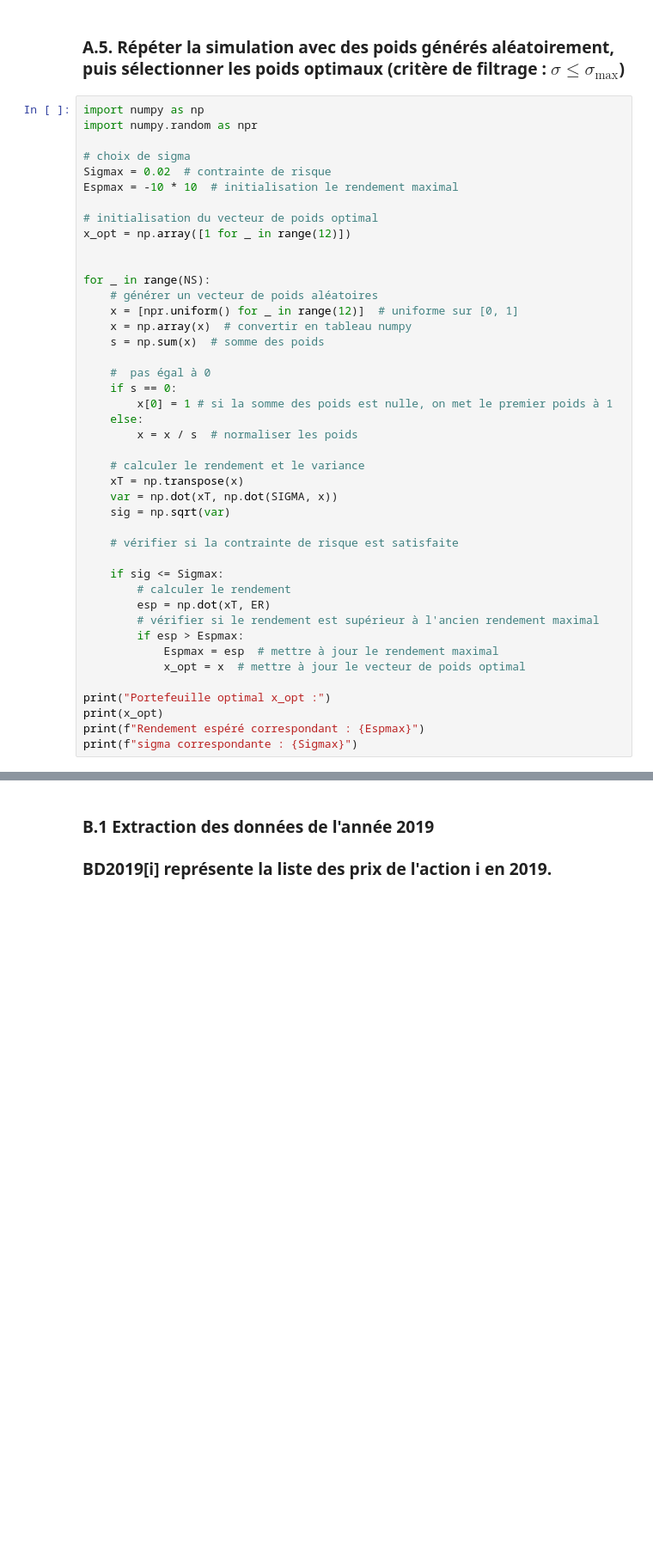
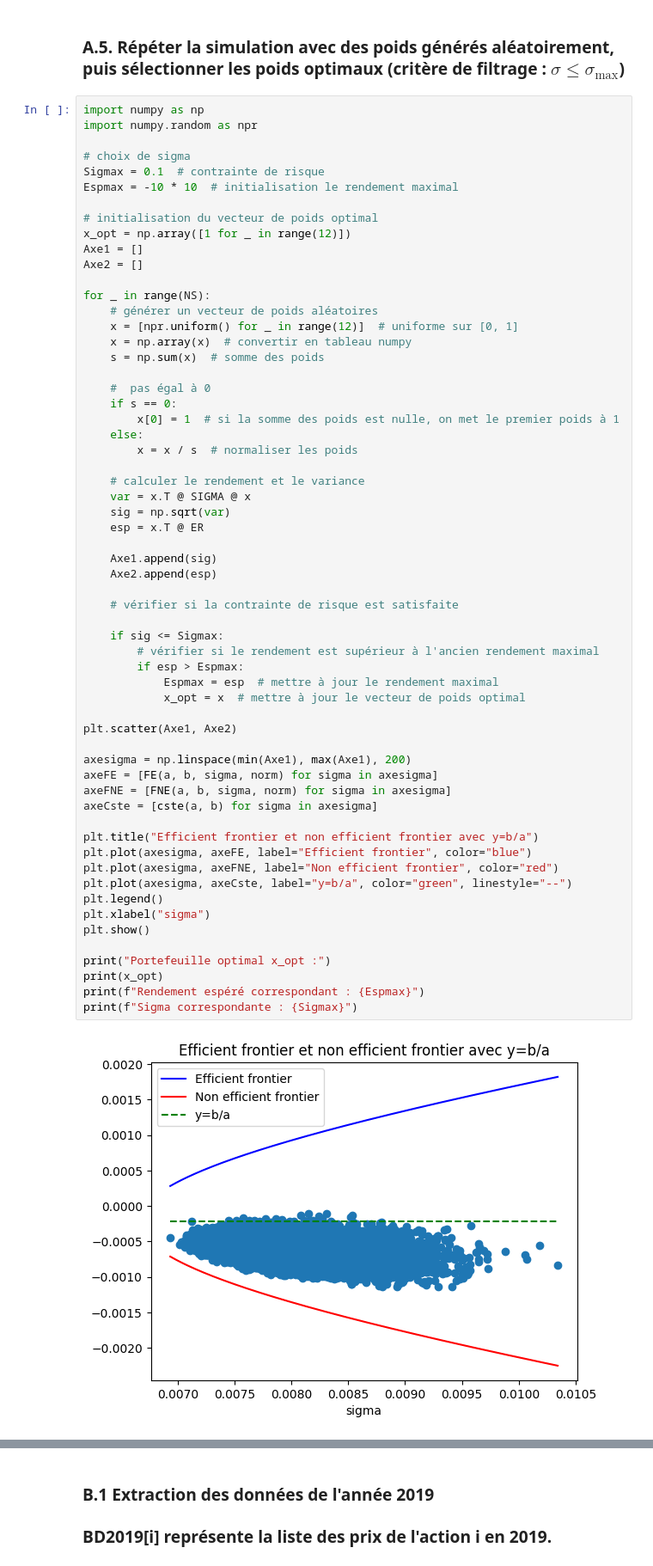
Before and after one commit to yangjoanne216/FinanceMarche, a Jupyter notebook: main_Francaise_version.ipynb, the cells around one changed output, grey strips where cells are left out. Shown: that part at 86% size. Drawn from its saved outputs; the diff is of its cells as text; blank space fills up the shorter version.

```diff
--- a/main_Francaise_version.ipynb
+++ b/main_Francaise_version.ipynb
@@ -175,43 +188,61 @@ import numpy as np
 import numpy.random as npr
 
 # choix de sigma
-Sigmax = 0.02  # contrainte de risque
+Sigmax = 0.1  # contrainte de risque
 Espmax = -10 * 10  # initialisation le rendement maximal
 
 # initialisation du vecteur de poids optimal
 x_opt = np.array([1 for _ in range(12)])
-
+Axe1 = []
+Axe2 = []
 
 for _ in range(NS):
     # générer un vecteur de poids aléatoires
     x = [npr.uniform() for _ in range(12)]  # uniforme sur [0, 1]
     x = np.array(x)  # convertir en tableau numpy
     s = np.sum(x)  # somme des poids
 
     #  pas égal à 0
     if s == 0:
-        x[0] = 1 # si la somme des poids est nulle, on met le premier poids à 1
+        x[0] = 1  # si la somme des poids est nulle, on met le premier poids à 1
     else:
         x = x / s  # normaliser les poids
 
     # calculer le rendement et le variance
-    xT = np.transpose(x)
-    var = np.dot(xT, np.dot(SIGMA, x))
+    var = x.T @ SIGMA @ x
     sig = np.sqrt(var)
+    esp = x.T @ ER
+
+    Axe1.append(sig)
+    Axe2.append(esp)
 
     # vérifier si la contrainte de risque est satisfaite
 
     if sig <= Sigmax:
-        # calculer le rendement
-        esp = np.dot(xT, ER)
         # vérifier si le rendement est supérieur à l'ancien rendement maximal
         if esp > Espmax:
             Espmax = esp  # mettre à jour le rendement maximal
             x_opt = x  # mettre à jour le vecteur de poids optimal
 
+plt.scatter(Axe1, Axe2)
+
+axesigma = np.linspace(min(Axe1), max(Axe1), 200)
+axeFE = [FE(a, b, sigma, norm) for sigma in axesigma]
+axeFNE = [FNE(a, b, sigma, norm) for sigma in axesigma]
+axeCste = [cste(a, b) for sigma in axesigma]
+
+plt.title("Efficient frontier et non efficient frontier avec y=b/a")
+plt.plot(axesigma, axeFE, label="Efficient frontier", color="blue")
+plt.plot(axesigma, axeFNE, label="Non efficient frontier", color="red")
+plt.plot(axesigma, axeCste, label="y=b/a", color="green", linestyle="--")
+plt.legend()
+plt.xlabel("sigma")
+plt.show()
+
 print("Portefeuille optimal x_opt :")
 print(x_opt)
 print(f"Rendement espéré correspondant : {Espmax}")
-print(f"sigma correspondante : {Sigmax}")
+print(f"Sigma correspondante : {Sigmax}")
 # %% [output]
+[figure, added]
 Portefeuille optimal x_opt :
```
Also changed, not shown: parts of 14 cells of this notebook, 2 other files.
